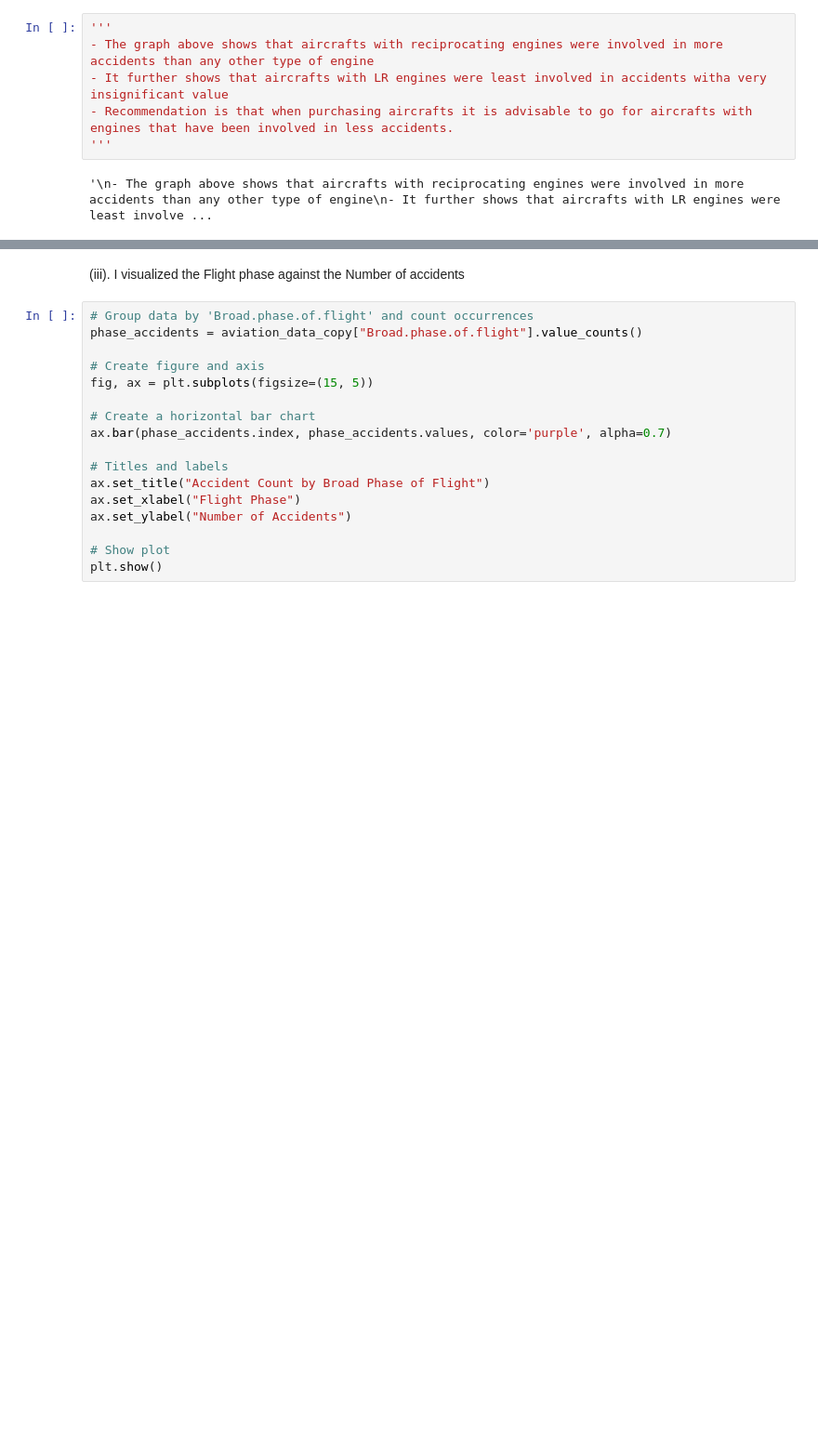
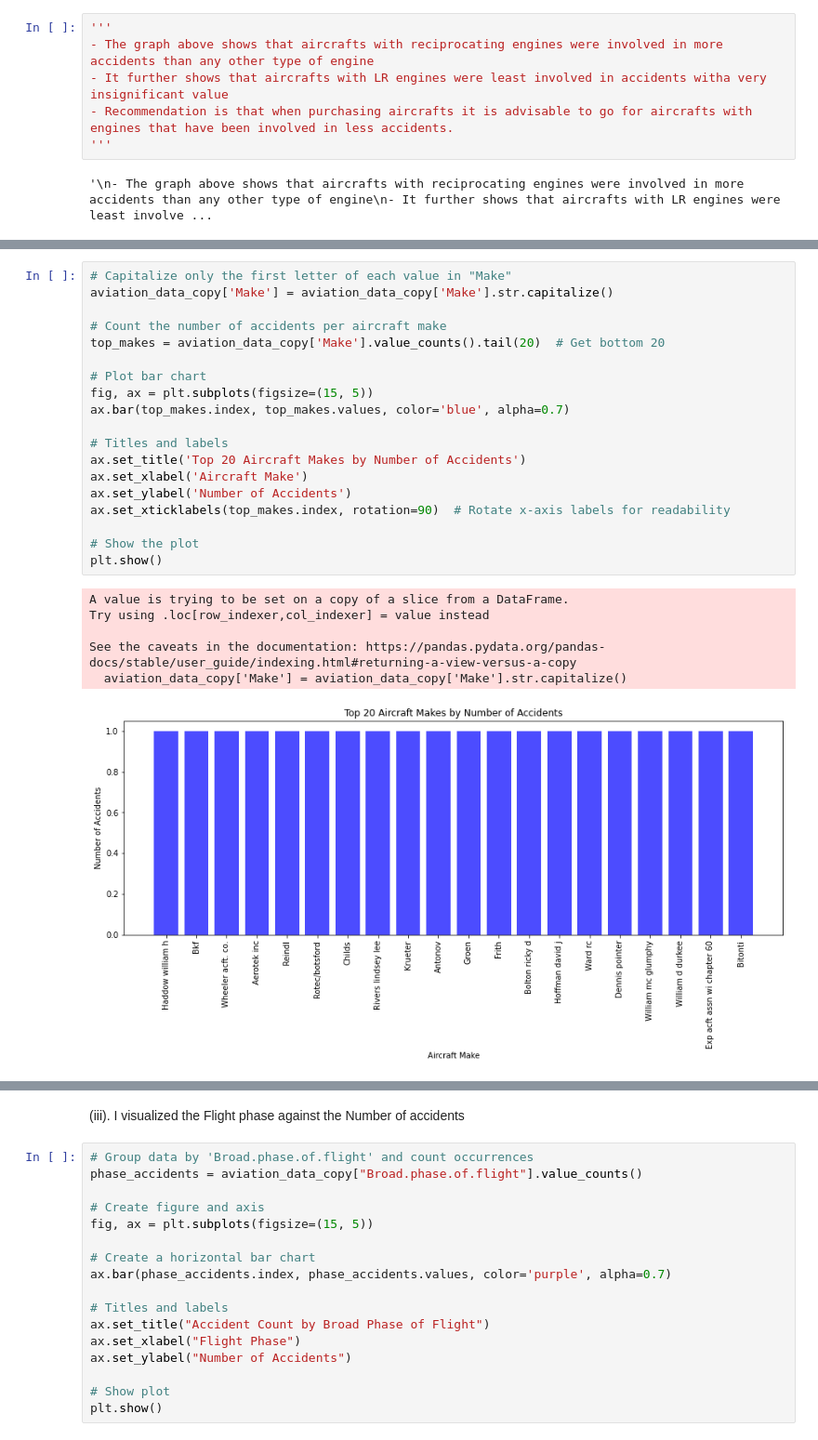
Before and after one commit to EngBrian/phase_1_project, a Jupyter notebook: index.ipynb, the cells around one changed output, grey strips where cells are left out. Shown: that part at 93% size. Saved outputs shown, nothing was run; the diff lists cells and outputs as text; blank space fills up the shorter version.

```diff
--- a/index.ipynb
+++ b/index.ipynb
@@ -399,3 +399,29 @@ See the caveats in the documentation: https://pandas.pydata.org/pandas-docs/stab
+# %%
+# Capitalize only the first letter of each value in "Make"
+aviation_data_copy['Make'] = aviation_data_copy['Make'].str.capitalize()
+
+# Count the number of accidents per aircraft make
+top_makes = aviation_data_copy['Make'].value_counts().tail(20)  # Get bottom 20
+
+# Plot bar chart
+fig, ax = plt.subplots(figsize=(15, 5))
+ax.bar(top_makes.index, top_makes.values, color='blue', alpha=0.7)
+
+# Titles and labels
+ax.set_title('Top 20 Aircraft Makes by Number of Accidents')
+ax.set_xlabel('Aircraft Make')
+ax.set_ylabel('Number of Accidents')
+ax.set_xticklabels(top_makes.index, rotation=90)  # Rotate x-axis labels for readability
+
+# Show the plot
+plt.show()
+# %% [output]
+A value is trying to be set on a copy of a slice from a DataFrame.
+Try using .loc[row_indexer,col_indexer] = value instead
+
+See the caveats in the documentation: https://pandas.pydata.org/pandas-docs/stable/user_guide/indexing.html#returning-a-view-versus-a-copy
+  aviation_data_copy['Make'] = aviation_data_copy['Make'].str.capitalize()
+[figure, added]
 # %%
 '''
 -The bar chart shows that in the top 20 aircraft makes that had accidents Cessna had the most followed by piper and the
```
Also changed, not shown: parts of 3 cells of this notebook, 4 other files.
